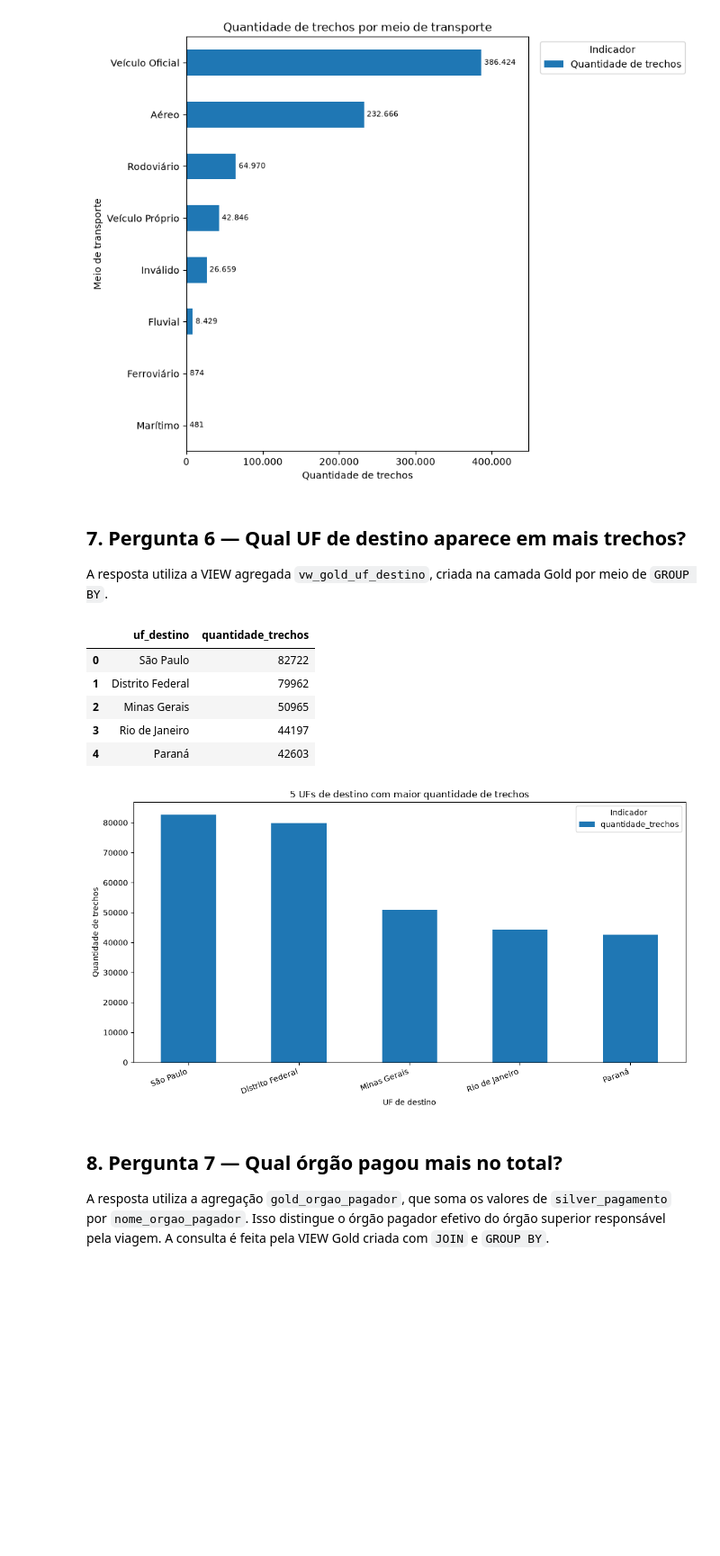
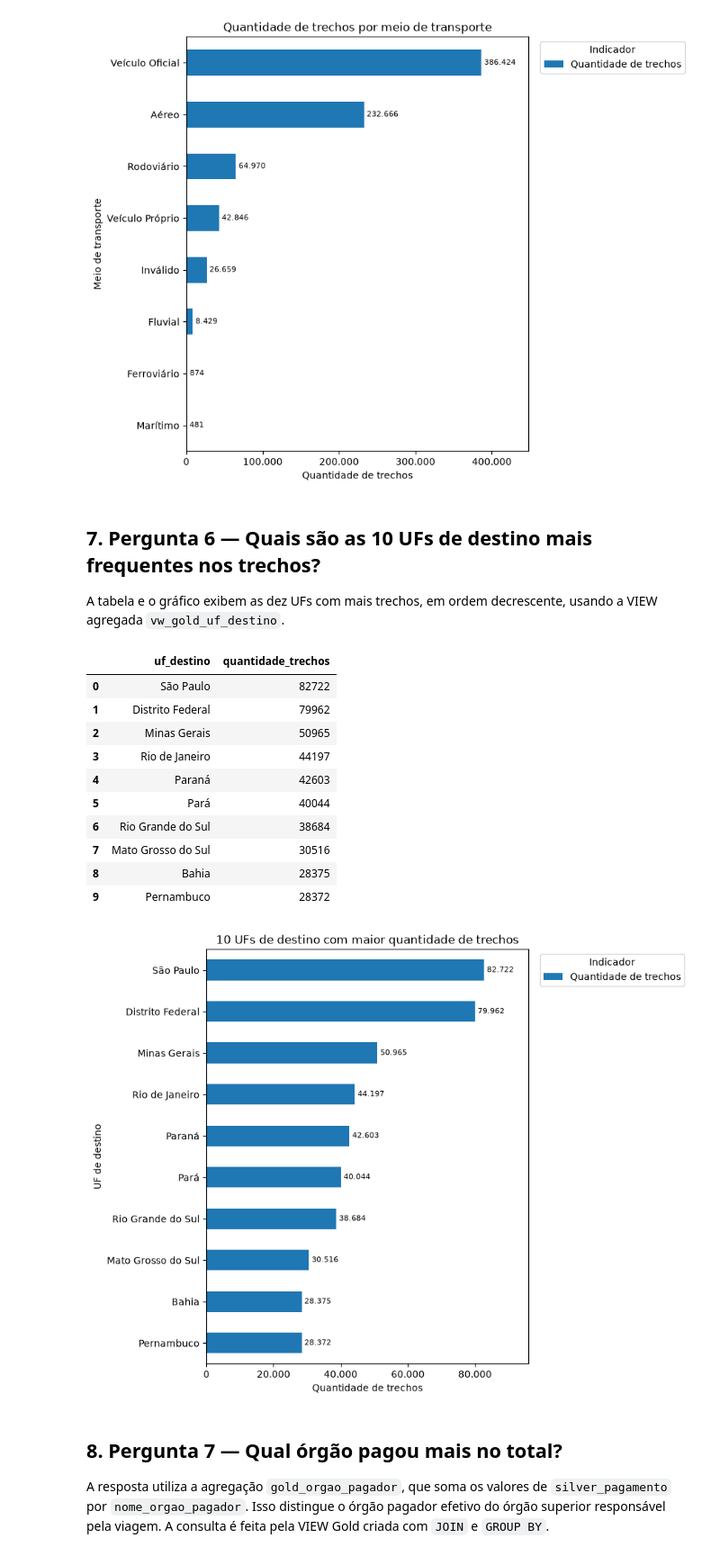
Before and after one commit to jdbmartins/projeto-analise-dados-python-postgresql, a Jupyter notebook: 3_analise.ipynb, the cells around one changed output. Shown at 90% size. Saved outputs shown, nothing was run; the diff lists cells and outputs as text; code cells hidden in the pictures; blank space fills up the shorter version.

Commit message:
Mostra dez UFs no gráfico de destinos

```diff
--- a/3_analise.ipynb
+++ b/3_analise.ipynb
@@ -375,15 +375,15 @@ plt.show()
 # %% [output]
 [figure]
 # %% [markdown]
-## 7. Pergunta 6 — Qual UF de destino aparece em mais trechos?
+## 7. Pergunta 6 — Quais são as 10 UFs de destino mais frequentes nos trechos?
 
-A resposta utiliza a VIEW agregada `vw_gold_uf_destino`, criada na camada Gold por meio de `GROUP BY`.
+A tabela e o gráfico exibem as dez UFs com mais trechos, em ordem decrescente, usando a VIEW agregada `vw_gold_uf_destino`.
 # %%
 sql_q6 = """
 SELECT uf_destino, quantidade_trechos
 FROM vw_gold_uf_destino
 ORDER BY quantidade_trechos DESC, uf_destino
-LIMIT 5;
+LIMIT 10;
 """
 df_q6 = pd.read_sql_query(sql_q6, conexao)
 df_q6
@@ -394,17 +394,38 @@ df_q6
 | 2 | Minas Gerais | 50965 |
 | 3 | Rio de Janeiro | 44197 |
 | 4 | Paraná | 42603 |
+| 5 | Pará | 40044 |
+| 6 | Rio Grande do Sul | 38684 |
+| 7 | Mato Grosso do Sul | 30516 |
+| 8 | Bahia | 28375 |
+| 9 | Pernambuco | 28372 |
 # %%
-ax = df_q6.plot.bar(x="uf_destino", y="quantidade_trechos", legend=True, figsize=(11, 6))
-ax.set_title("5 UFs de destino com maior quantidade de trechos")
-ax.legend(title="Indicador")
-ax.set_xlabel("UF de destino")
-ax.set_ylabel("Quantidade de trechos")
-plt.xticks(rotation=20, ha="right")
-plt.tight_layout()
+ax = df_q6.plot.barh(
+    x="uf_destino",
+    y="quantidade_trechos",
+    label="Quantidade de trechos",
+    figsize=(11, 7),
+)
+ax.invert_yaxis()
+ax.set_title("10 UFs de destino com maior quantidade de trechos")
+ax.legend(title="Indicador", loc="upper left", bbox_to_anchor=(1.02, 1))
+ax.set_xlabel("Quantidade de trechos")
+ax.set_ylabel("UF de destino")
+ax.xaxis.set_major_formatter(
+    FuncFormatter(lambda valor, _: f"{valor:,.0f}".replace(",", "."))
+)
+ax.xaxis.set_major_locator(MaxNLocator(nbins=5))
+ax.margins(x=0.16)
+ax.bar_label(
+    ax.containers[0],
+    labels=[f"{int(valor):,}".replace(",", ".") for valor in df_q6["quantidade_trechos"]],
+    padding=3,
+    fontsize=8,
+)
+plt.tight_layout(rect=(0, 0, 0.82, 1))
 plt.show()
 # %% [output]
-[figure, old version]
+[figure, new version]
 # %% [markdown]
 ## 8. Pergunta 7 — Qual órgão pagou mais no total?
 
```
